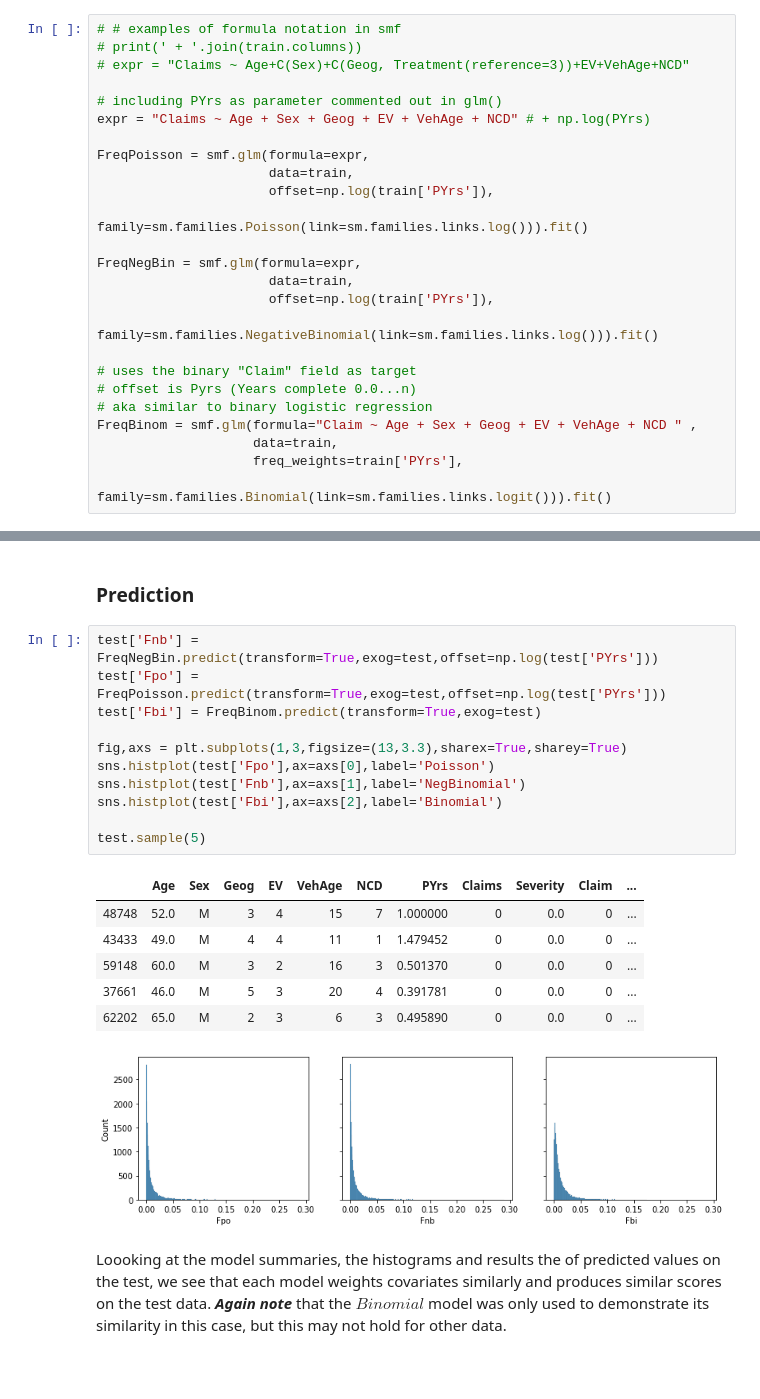
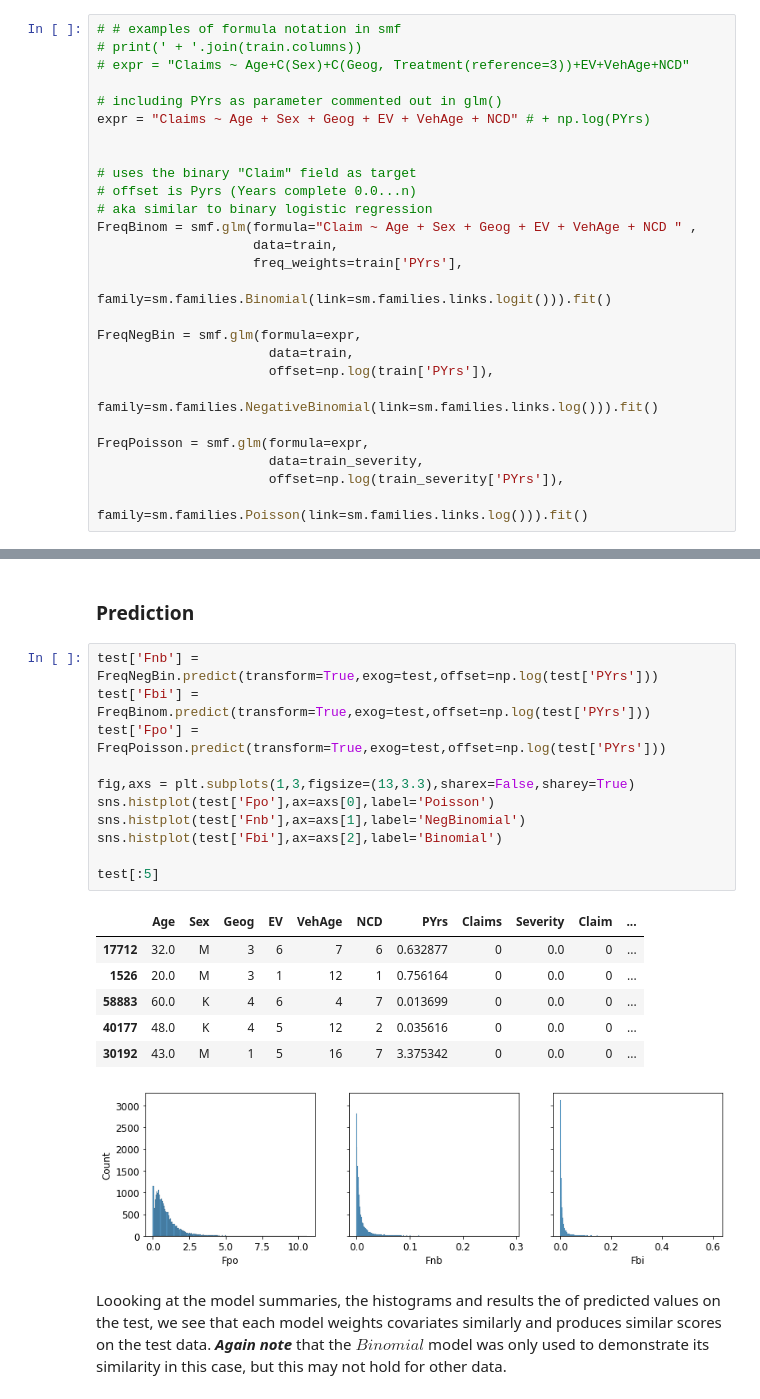
Before and after one commit to bpostance/learn_data_science, a Jupyter notebook: Risk/02-GLM-FrequencySeverity-model.ipynb, the cells around one changed output, grey strips where cells are left out. Cells and saved outputs as stored; diff of their text form; blank space fills up the shorter version.

```diff
--- a/Risk/02-GLM-FrequencySeverity-model.ipynb
+++ b/Risk/02-GLM-FrequencySeverity-model.ipynb
@@ -232,15 +232,6 @@ In addition it is common in insurance risk models to use a [quasi-poisson or zer
 # including PYrs as parameter commented out in glm()
 expr = "Claims ~ Age + Sex + Geog + EV + VehAge + NCD" # + np.log(PYrs)
 
-FreqPoisson = smf.glm(formula=expr,
-                      data=train,
-                      offset=np.log(train['PYrs']),
-                      family=sm.families.Poisson(link=sm.families.links.log())).fit()
-
-FreqNegBin = smf.glm(formula=expr,
-                      data=train,
-                      offset=np.log(train['PYrs']),
-                      family=sm.families.NegativeBinomial(link=sm.families.links.log())).fit()
 
 # uses the binary "Claim" field as target
 # offset is Pyrs (Years complete 0.0...n)
@@ -249,6 +240,16 @@ FreqBinom = smf.glm(formula="Claim ~ Age + Sex + Geog + EV + VehAge + NCD " ,
                     data=train,
                     freq_weights=train['PYrs'],
                     family=sm.families.Binomial(link=sm.families.links.logit())).fit()
+
+FreqNegBin = smf.glm(formula=expr,
+                      data=train,
+                      offset=np.log(train['PYrs']),
+                      family=sm.families.NegativeBinomial(link=sm.families.links.log())).fit()
+
+FreqPoisson = smf.glm(formula=expr,
+                      data=train_severity,
+                      offset=np.log(train_severity['PYrs']),
+                      family=sm.families.Poisson(link=sm.families.links.log())).fit()
 # %% [markdown]
 ### Model coefficients
 # %% [markdown]
@@ -424,23 +427,23 @@ axs[1].legend();
 ### Prediction
 # %%
 test['Fnb'] = FreqNegBin.predict(transform=True,exog=test,offset=np.log(test['PYrs']))
+test['Fbi'] = FreqBinom.predict(transform=True,exog=test,offset=np.log(test['PYrs']))
 test['Fpo'] = FreqPoisson.predict(transform=True,exog=test,offset=np.log(test['PYrs']))
-test['Fbi'] = FreqBinom.predict(transform=True,exog=test)
 
-fig,axs = plt.subplots(1,3,figsize=(13,3.3),sharex=True,sharey=True)
+fig,axs = plt.subplots(1,3,figsize=(13,3.3),sharex=False,sharey=True)
 sns.histplot(test['Fpo'],ax=axs[0],label='Poisson')
 sns.histplot(test['Fnb'],ax=axs[1],label='NegBinomial')
 sns.histplot(test['Fbi'],ax=axs[2],label='Binomial')
 
-test.sample(5)
+test[:5]
 # %% [output]
 |  | Age | Sex | Geog | EV | VehAge | NCD | PYrs | Claims | Severity | Claim | ... |
-| 48748 | 52.0 | M | 3 | 4 | 15 | 7 | 1.000000 | 0 | 0.0 | 0 | ... |
-| 43433 | 49.0 | M | 4 | 4 | 11 | 1 | 1.479452 | 0 | 0.0 | 0 | ... |
-| 59148 | 60.0 | M | 3 | 2 | 16 | 3 | 0.501370 | 0 | 0.0 | 0 | ... |
-| 37661 | 46.0 | M | 5 | 3 | 20 | 4 | 0.391781 | 0 | 0.0 | 0 | ... |
-| 62202 | 65.0 | M | 2 | 3 | 6 | 3 | 0.495890 | 0 | 0.0 | 0 | ... |
+| 17712 | 32.0 | M | 3 | 6 | 7 | 6 | 0.632877 | 0 | 0.0 | 0 | ... |
+| 1526 | 20.0 | M | 3 | 1 | 12 | 1 | 0.756164 | 0 | 0.0 | 0 | ... |
+| 58883 | 60.0 | K | 4 | 6 | 4 | 7 | 0.013699 | 0 | 0.0 | 0 | ... |
+| 40177 | 48.0 | K | 4 | 5 | 12 | 2 | 0.035616 | 0 | 0.0 | 0 | ... |
+| 30192 | 43.0 | M | 1 | 5 | 16 | 7 | 3.375342 | 0 | 0.0 | 0 | ... |
-[figure, old version]
+[figure, new version]
 # %% [markdown]
 Loooking at the model summaries, the histograms and results the of predicted values on the test, we see that each model weights covariates similarly and produces similar scores on the test data. ***Again note*** that the $Binomial$ model was only used to demonstrate its similarity in this case, but this may not hold for other data.
 # %% [markdown]
```
Also changed, not shown: parts of 26 cells of this notebook.
